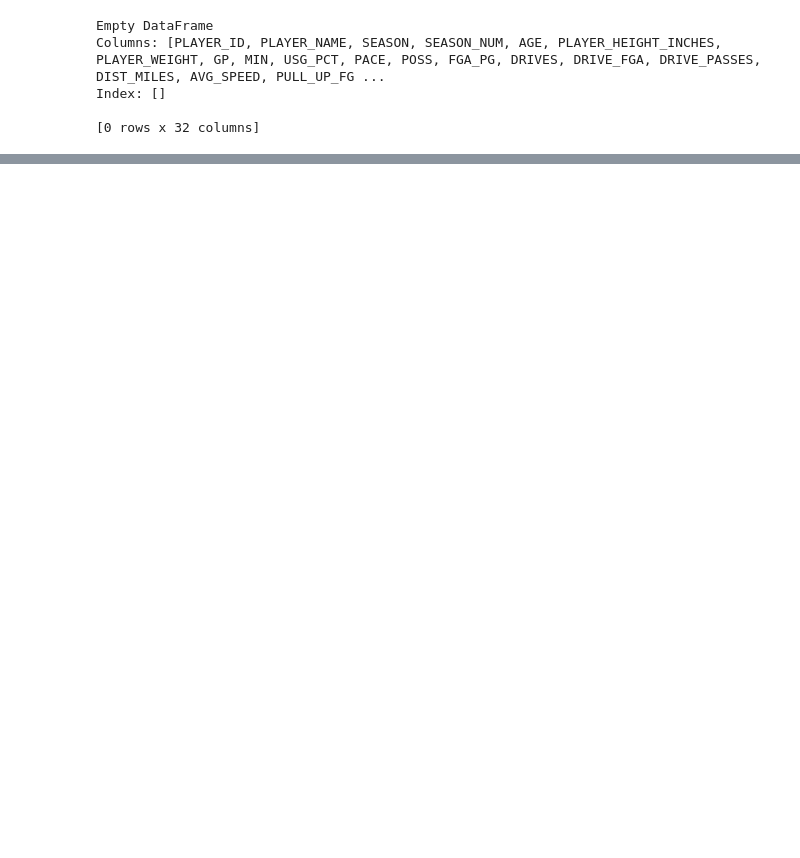
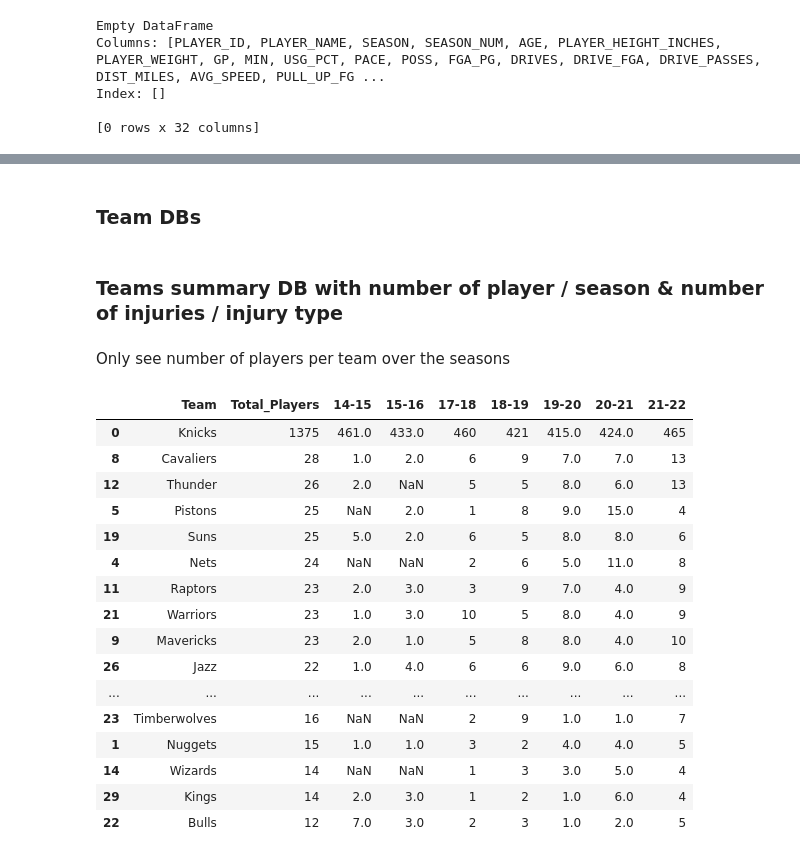
Before and after one commit to luciocanepa/data_science_project, a Jupyter notebook: data_tidying.ipynb, the cells around one changed output, grey strips where cells are left out. Saved outputs shown, nothing was run; the diff lists cells and outputs as text; code cells hidden in the pictures; blank space fills up the shorter version.

Commit message:
rework on data tidying & exported DB

```diff
--- a/data_tidying.ipynb
+++ b/data_tidying.ipynb
@@ -99,0 +216,67 @@ df.to_csv('updated_player_stats_injuries.csv', index=False)
+# %% [markdown]
+### Team DBs
+# %%
+teams = db['TEAM'].unique()
+teams_db = {}
+
+for team in teams:
+    teams_db[team] = db[
+        db['TEAM'] == team
+    ][stats_columns]
+
+# for (key, team) in teams_db.items():
+#     team.to_csv(f'data/teams/{key}.csv', index=False)
+# %% [markdown]
+### Teams summary DB with number of player / season & number of injuries / injury type
+# %%
+teams_summary = []
+
+for (team_name, team_data) in teams_db.items():
+    total_players = len(team_data['PLAYER_ID'].unique())
+    players_per_season = dict(team_data.groupby('SEASON').size())
+
+    team_injuries = db[db['TEAM'] == team_name]
+    total_injuries = len(team_injuries)
+
+    injuries_by_type = dict(team_injuries['INJURED_TYPE'].value_counts())
+
+    summary_row = {
+        'Team': team_name,
+        'Total_Players': total_players,
+        **{
+            f'{season}': int(count)
+            for season, count in players_per_season.items()
+        },
+        'Total_Injuries': int(total_injuries),
+        **{
+            f'{injury_type}': count
+            for injury_type, count in injuries_by_type.items()
+        }
+    }
+
+    teams_summary.append(summary_row)
+
+teams_summary_df = pd.DataFrame(teams_summary)
+# teams_summary_df.to_csv('data/teams_summary.csv', index=False)
+# %% [markdown]
+Only see number of players per team over the seasons
+# %%
+display(teams_summary_df[['Team', 'Total_Players', *list(players_per_season.keys())]].sort_values('Total_Players', ascending=False))
+# %% [output]
+|  | Team | Total_Players | 14-15 | 15-16 | 17-18 | 18-19 | 19-20 | 20-21 | 21-22 |
+| 0 | Knicks | 1375 | 461.0 | 433.0 | 460 | 421 | 415.0 | 424.0 | 465 |
+| 8 | Cavaliers | 28 | 1.0 | 2.0 | 6 | 9 | 7.0 | 7.0 | 13 |
+| 12 | Thunder | 26 | 2.0 | NaN | 5 | 5 | 8.0 | 6.0 | 13 |
+| 5 | Pistons | 25 | NaN | 2.0 | 1 | 8 | 9.0 | 15.0 | 4 |
+| 19 | Suns | 25 | 5.0 | 2.0 | 6 | 5 | 8.0 | 8.0 | 6 |
+| 4 | Nets | 24 | NaN | NaN | 2 | 6 | 5.0 | 11.0 | 8 |
+| 11 | Raptors | 23 | 2.0 | 3.0 | 3 | 9 | 7.0 | 4.0 | 9 |
+| 21 | Warriors | 23 | 1.0 | 3.0 | 10 | 5 | 8.0 | 4.0 | 9 |
+| 9 | Mavericks | 23 | 2.0 | 1.0 | 5 | 8 | 8.0 | 4.0 | 10 |
+| 26 | Jazz | 22 | 1.0 | 4.0 | 6 | 6 | 9.0 | 6.0 | 8 |
+| ... | ... | ... | ... | ... | ... | ... | ... | ... | ... |
+| 23 | Timberwolves | 16 | NaN | NaN | 2 | 9 | 1.0 | 1.0 | 7 |
+| 1 | Nuggets | 15 | 1.0 | 1.0 | 3 | 2 | 4.0 | 4.0 | 5 |
+| 14 | Wizards | 14 | NaN | NaN | 1 | 3 | 3.0 | 5.0 | 4 |
+| 29 | Kings | 14 | 2.0 | 3.0 | 1 | 2 | 1.0 | 6.0 | 4 |
+| 22 | Bulls | 12 | 7.0 | 3.0 | 2 | 3 | 1.0 | 2.0 | 5 |
```
Also changed, not shown: parts of 30 cells of this notebook, 42 other files.
